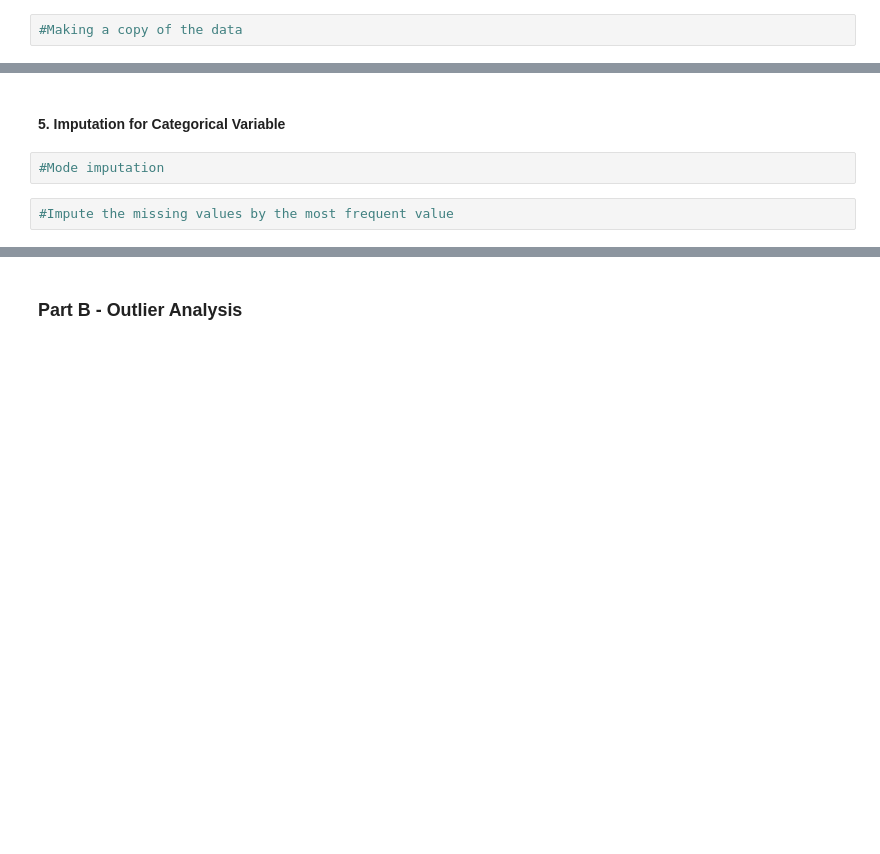
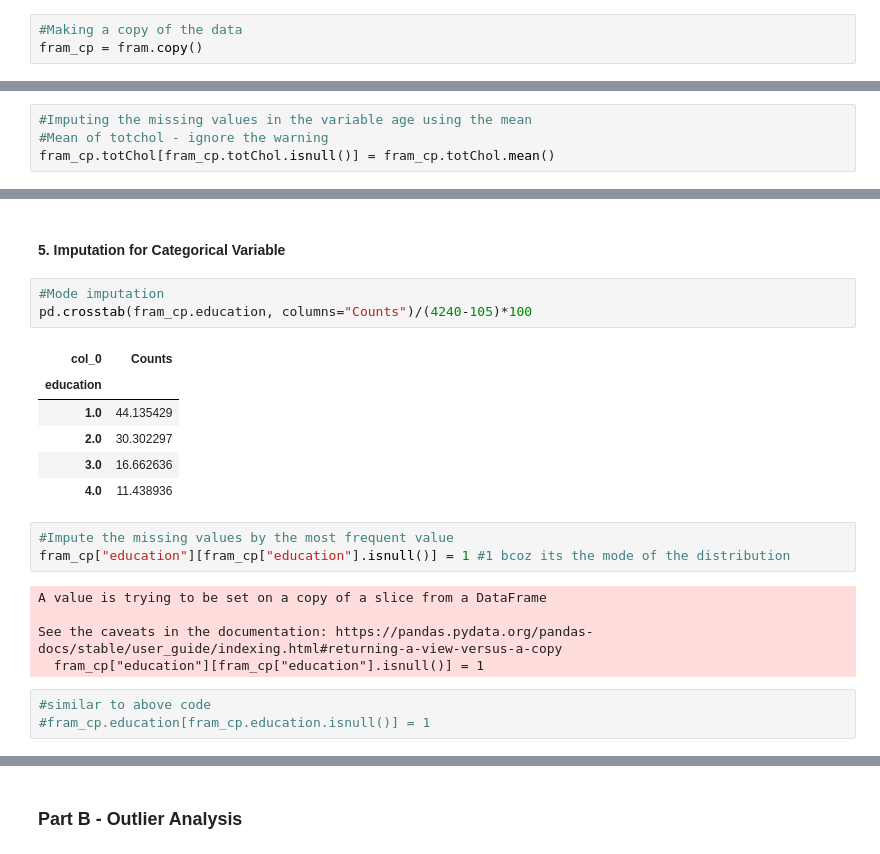
Before and after one commit to GouthamKumar-R/ML, a Jupyter notebook: D20 - IML/Class exercises/IML- S5 - Missing Value Imputation and Outlier Analysis.ipynb, the cells around one changed output, grey strips where cells are left out. Drawn from its saved outputs; the diff is of its cells as text; blank space fills up the shorter version.

```diff
--- a/D20 - IML/Class exercises/IML- S5 - Missing Value Imputation and Outlier Analysis.ipynb
+++ b/D20 - IML/Class exercises/IML- S5 - Missing Value Imputation and Outlier Analysis.ipynb
@@ -166,4 +229,5 @@ dtype: float64
 # %%
 #Making a copy of the data
+fram_cp = fram.copy()
 # %%
 #Mean of all the variables
@@ -172,0 +283,4 @@ dtype: float64
+# %%
+#Imputing the missing values in the variable age using the mean
+#Mean of totchol - ignore the warning
+fram_cp.totChol[fram_cp.totChol.isnull()] = fram_cp.totChol.mean()
@@ -190,7 +313,24 @@ dtype: float64
 #Dropping logBMI
 # %% [markdown]
 #### 5. Imputation for Categorical Variable
-# %%
-#Mode imputation
+# %%
+#Mode imputation
+pd.crosstab(fram_cp.education, columns="Counts")/(4240-105)*100
+# %% [output]
+| col_0 | Counts |
+| education |  |
+| 1.0 | 44.135429 |
+| 2.0 | 30.302297 |
+| 3.0 | 16.662636 |
+| 4.0 | 11.438936 |
 # %%
 #Impute the missing values by the most frequent value
+fram_cp["education"][fram_cp["education"].isnull()] = 1 #1 bcoz its the mode of the distribution
+# %% [output]
+A value is trying to be set on a copy of a slice from a DataFrame
+
+See the caveats in the documentation: https://pandas.pydata.org/pandas-docs/stable/user_guide/indexing.html#returning-a-view-versus-a-copy
+  fram_cp["education"][fram_cp["education"].isnull()] = 1
+# %%
+#similar to above code
+#fram_cp.education[fram_cp.education.isnull()] = 1
```
Also changed, not shown: parts of 23 cells of this notebook.
